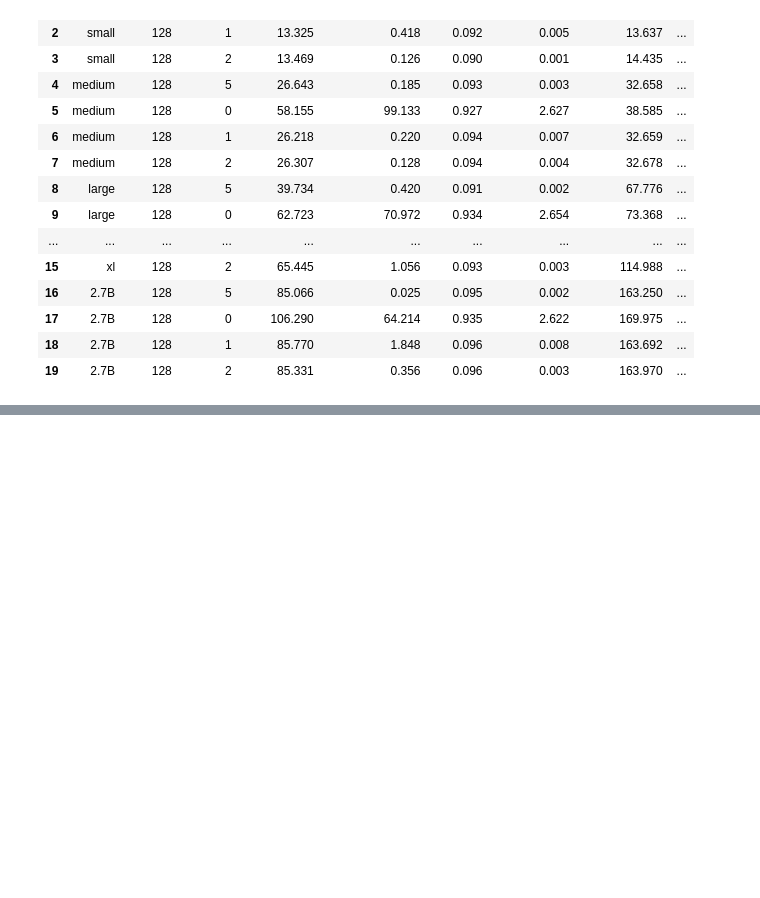
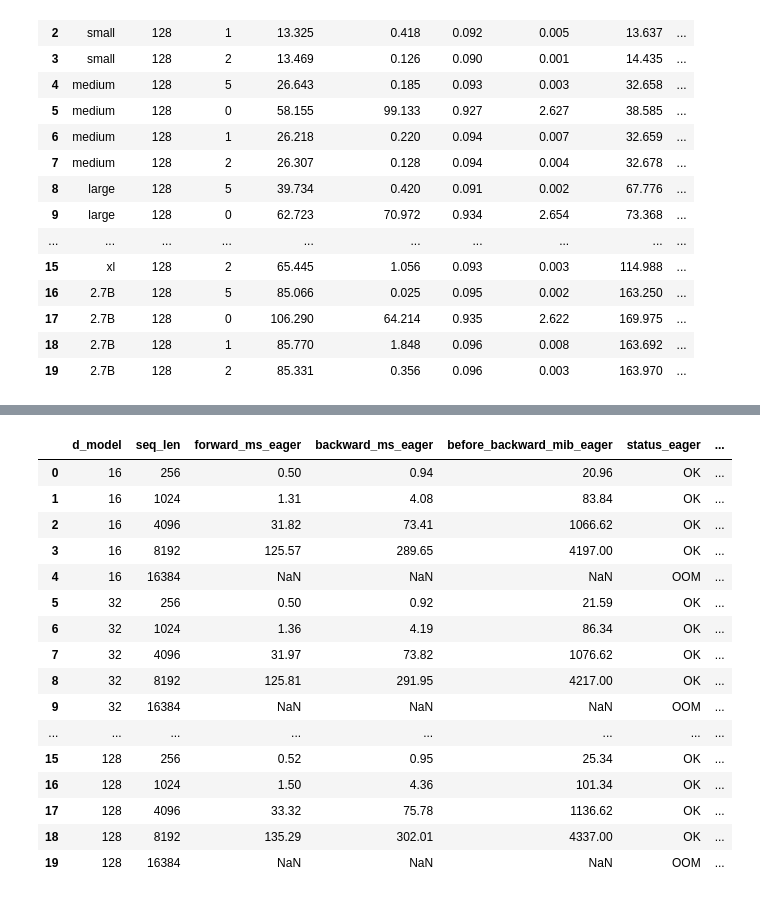
Before and after one commit to summerwind0131/cs336-from-scratch, a Jupyter notebook: assignment2.ipynb, the cells around one changed output, grey strips where cells are left out. Cells and saved outputs as stored; diff of their text form; code cells hidden in the pictures; blank space fills up the shorter version.

Commit message:
update assignment2 jupter notebook regarding pytorch compile

```diff
--- a/assignment2.ipynb
+++ b/assignment2.ipynb
@@ -135,0 +157,29 @@ display(summary.round(3))
+# %%
+import pandas as pd
+
+eager = pd.read_csv(RESULTS / 'attention_eager.csv')
+compiled = pd.read_csv(RESULTS / 'attention_compiled.csv')
+comparison = eager.merge(compiled, on=['d_model', 'seq_len'], suffixes=('_eager', '_compiled'))
+for stage in ['forward', 'backward']:
+    comparison[f'{stage}_speedup'] = comparison[f'{stage}_ms_eager'] / comparison[f'{stage}_ms_compiled']
+
+comparison.to_csv(RESULTS / 'attention_comparison.csv', index=False)
+display(comparison.round(2))
+# %% [output]
+|  | d_model | seq_len | forward_ms_eager | backward_ms_eager | before_backward_mib_eager | status_eager | ... |
+| 0 | 16 | 256 | 0.50 | 0.94 | 20.96 | OK | ... |
+| 1 | 16 | 1024 | 1.31 | 4.08 | 83.84 | OK | ... |
+| 2 | 16 | 4096 | 31.82 | 73.41 | 1066.62 | OK | ... |
+| 3 | 16 | 8192 | 125.57 | 289.65 | 4197.00 | OK | ... |
+| 4 | 16 | 16384 | NaN | NaN | NaN | OOM | ... |
+| 5 | 32 | 256 | 0.50 | 0.92 | 21.59 | OK | ... |
+| 6 | 32 | 1024 | 1.36 | 4.19 | 86.34 | OK | ... |
+| 7 | 32 | 4096 | 31.97 | 73.82 | 1076.62 | OK | ... |
+| 8 | 32 | 8192 | 125.81 | 291.95 | 4217.00 | OK | ... |
+| 9 | 32 | 16384 | NaN | NaN | NaN | OOM | ... |
+| ... | ... | ... | ... | ... | ... | ... | ... |
+| 15 | 128 | 256 | 0.52 | 0.95 | 25.34 | OK | ... |
+| 16 | 128 | 1024 | 1.50 | 4.36 | 101.34 | OK | ... |
+| 17 | 128 | 4096 | 33.32 | 75.78 | 1136.62 | OK | ... |
+| 18 | 128 | 8192 | 135.29 | 302.01 | 4337.00 | OK | ... |
+| 19 | 128 | 16384 | NaN | NaN | NaN | OOM | ... |
```
Also changed, not shown: parts of 11 cells of this notebook.
